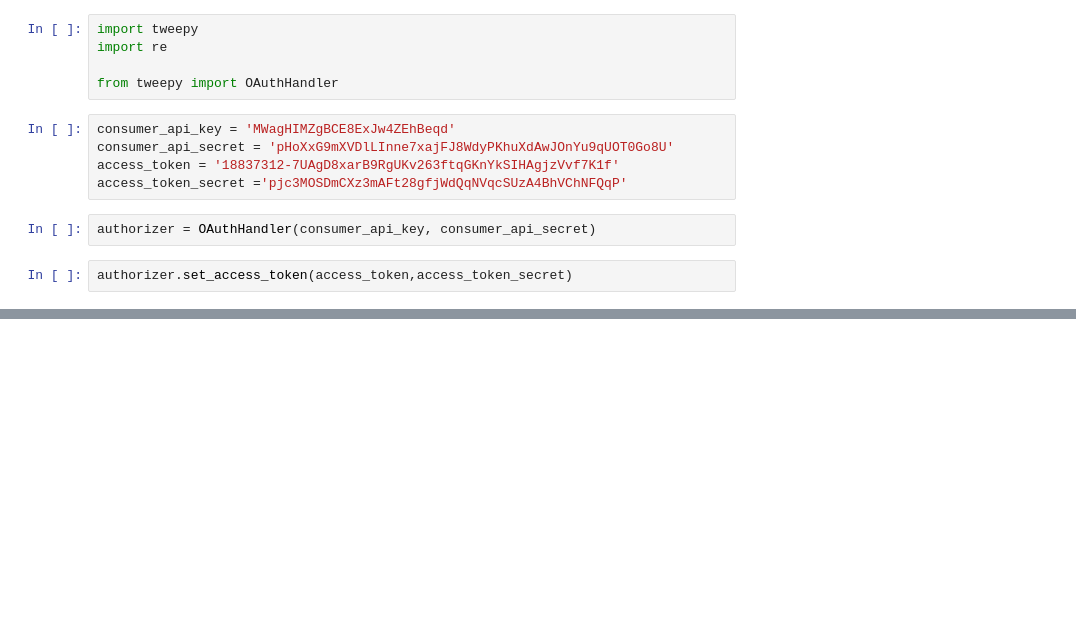
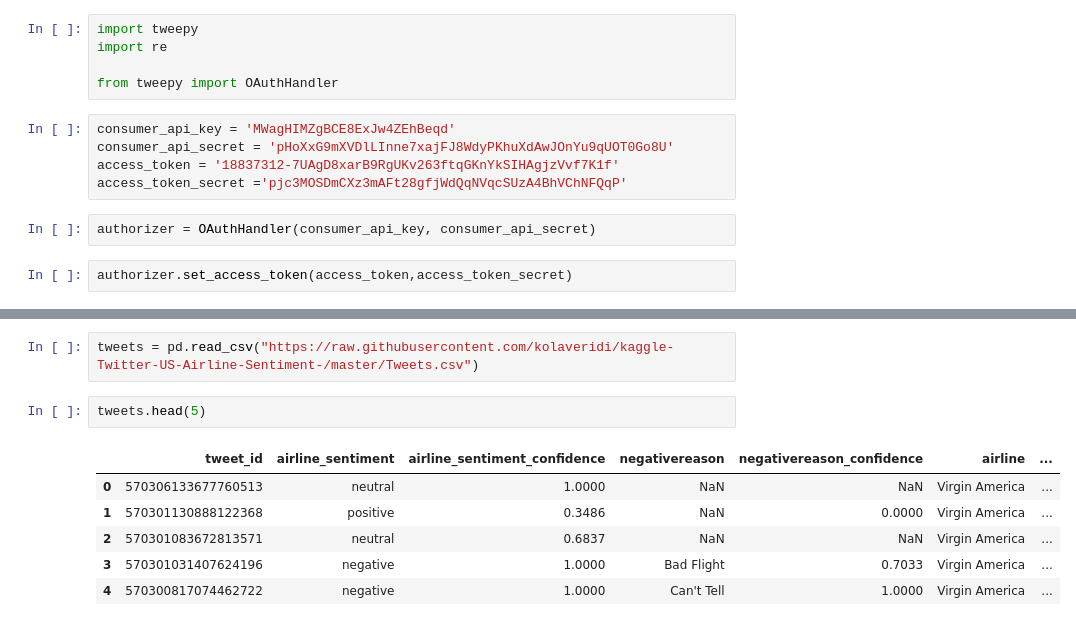
Before and after one commit to Ashishkhurana01/NLP, a Jupyter notebook: Sentiment_Analysis.ipynb, the cells around one changed output, grey strips where cells are left out. Cells and saved outputs as stored; diff of their text form; blank space fills up the shorter version.

```diff
--- a/Sentiment_Analysis.ipynb
+++ b/Sentiment_Analysis.ipynb
@@ -27,0 +55,11 @@ all_tweets
+# %%
+tweets = pd.read_csv("https://raw.githubusercontent.com/kolaveridi/kaggle-Twitter-US-Airline-Sentiment-/master/Tweets.csv")
+# %%
+tweets.head(5)
+# %% [output]
+|  | tweet_id | airline_sentiment | airline_sentiment_confidence | negativereason | negativereason_confidence | airline | ... |
+| 0 | 570306133677760513 | neutral | 1.0000 | NaN | NaN | Virgin America | ... |
+| 1 | 570301130888122368 | positive | 0.3486 | NaN | 0.0000 | Virgin America | ... |
+| 2 | 570301083672813571 | neutral | 0.6837 | NaN | NaN | Virgin America | ... |
+| 3 | 570301031407624196 | negative | 1.0000 | Bad Flight | 0.7033 | Virgin America | ... |
+| 4 | 570300817074462722 | negative | 1.0000 | Can't Tell | 1.0000 | Virgin America | ... |
```
Also changed, not shown: parts of 8 cells of this notebook.
